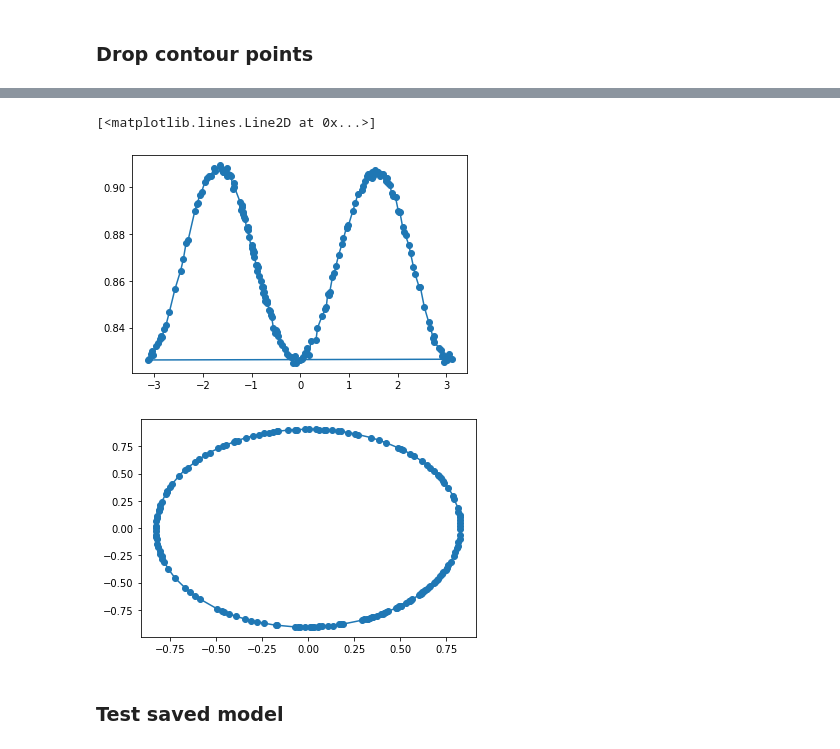
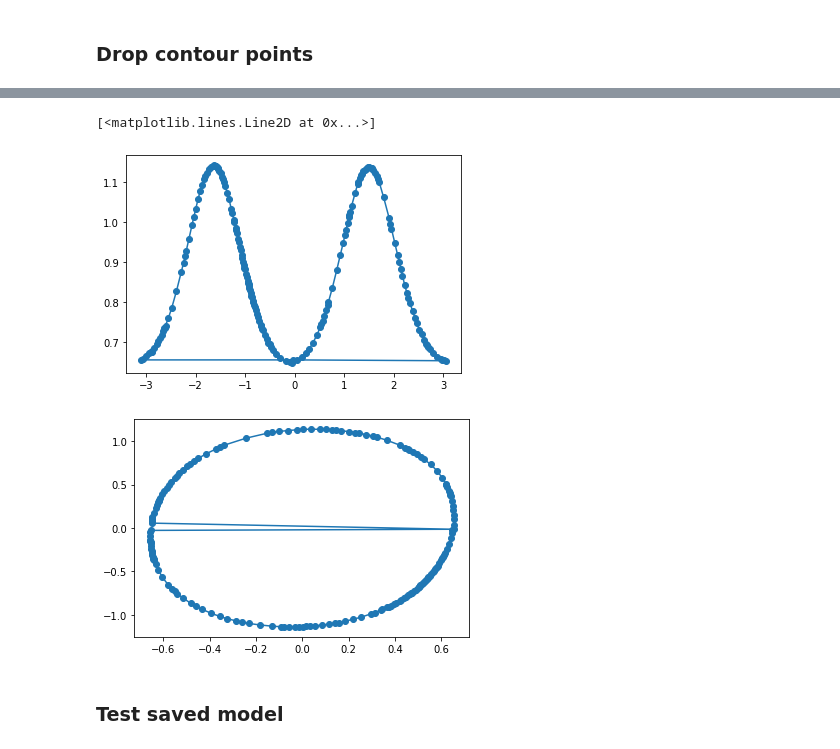
Before and after one commit to sargyri/Drop_Lev, a Jupyter notebook: Machine_learning/Theory_experiment_mix.ipynb, the cells around one changed output, grey strips where cells are left out. Saved outputs shown, nothing was run; the diff lists cells and outputs as text; code cells hidden in the pictures.

```diff
--- a/Machine_learning/Theory_experiment_mix.ipynb
+++ b/Machine_learning/Theory_experiment_mix.ipynb
@@ -228,0 +234,22 @@ fileCTAB21=pd.read_csv(str(path+'CTAB/CTAB_conci_13.15224_all.csv'), sep="\t")
+# %%
+# list_of_inputs=[fileSDS8, fileSDS9, fileSDS10, fileSDS11, fileSDS12, fileSDS13,  fileSDS14, fileSDS15, fileSDS16, fileSDS17,
+#            fileTrit7, fileTrit8, fileTrit9, fileTrit10, fileTrit11,
+#            fileTrit12, fileTrit13, fileTrit14, fileTrit15,
+#            fileCTAB7,fileCTAB8, fileCTAB9, fileCTAB10, fileCTAB11,
+#            fileCTAB13]
+
+list_of_inputs=[fileSDS1, fileSDS2, fileSDS3, fileSDS4, fileSDS5, fileSDS6, fileSDS7, fileSDS8, fileSDS9, fileSDS10, fileSDS11,
+                fileSDS12, fileSDS13, fileSDS14, fileSDS15, fileSDS16, fileSDS17, fileSDS18, fileSDS19, fileSDS20, fileSDS21,
+                fileTrit1, fileTrit2, fileTrit3, fileTrit4, fileTrit5, fileTrit6, fileTrit7, fileTrit8, fileTrit9, fileTrit10, fileTrit11,
+                fileTrit12, fileTrit13, fileTrit14, fileTrit15, fileTrit16, fileTrit17, fileTrit18, fileTrit19, fileTrit20, fileTrit21,
+                fileCTAB1, fileCTAB2, fileCTAB3, fileCTAB4, fileCTAB5, fileCTAB6, fileCTAB7, fileCTAB8, fileCTAB9, fileCTAB10, fileCTAB11,
+                fileCTAB12, fileCTAB13, fileCTAB14, fileCTAB15, fileCTAB16, fileCTAB17, fileCTAB18, fileCTAB19, fileCTAB20, fileCTAB21]
+
+input_all=[]
+for i in list_of_inputs:
+  i=i.groupby(np.arange(len(i))//2).mean()
+  # input_all=np.vstack([i])
+  input_all.append(i)
+
+input=np.vstack(input_all)
+input.shape
@@ -234,19 +263,19 @@ fileCTAB21=pd.read_csv(str(path+'CTAB/CTAB_conci_13.15224_all.csv'), sep="\t")
 #                  fileCTAB1, fileCTAB2, fileCTAB3, fileCTAB4, fileCTAB5,fileCTAB6, fileCTAB7, fileCTAB8, fileCTAB9, fileCTAB10, fileCTAB11,
 #                  fileCTAB12, fileCTAB13, fileCTAB14, fileCTAB15, fileCTAB16, fileCTAB17, fileCTAB18, fileCTAB19, fileCTAB20, fileCTAB21])
 
-input=np.vstack([fileSDS1, fileSDS2, fileSDS3, fileSDS4, fileSDS5, fileSDS6, fileSDS7, fileSDS19, fileSDS20, fileSDS21,
-                 fileTrit1, fileTrit2, fileTrit3, fileTrit4, fileTrit5, fileTrit17, fileTrit18, fileTrit19, fileTrit20, fileTrit21,
-                 fileCTAB1, fileCTAB2, fileCTAB3, fileCTAB4, fileCTAB5, fileCTAB15, fileCTAB16, fileCTAB17, fileCTAB18, fileCTAB19, fileCTAB20, fileCTAB21])
+# input=np.vstack([fileSDS1, fileSDS2, fileSDS3, fileSDS4, fileSDS5, fileSDS6, fileSDS7, fileSDS19, fileSDS20, fileSDS21,
+#                  fileTrit1, fileTrit2, fileTrit3, fileTrit4, fileTrit5, fileTrit17, fileTrit18, fileTrit19, fileTrit20, fileTrit21,
+#                  fileCTAB1, fileCTAB2, fileCTAB3, fileCTAB4, fileCTAB5, fileCTAB15, fileCTAB16, fileCTAB17, fileCTAB18, fileCTAB19, fileCTAB20, fileCTAB21])
 
 # input=np.vstack([fileSDS8, fileSDS9, fileSDS10, fileSDS11, fileSDS12, fileSDS13, fileSDS14, fileSDS15, fileSDS16, fileSDS17, fileSDS18,
 #                  fileTrit6, fileTrit7, fileTrit8, fileTrit9, fileTrit10, fileTrit11, fileTrit12, fileTrit13, fileTrit14, fileTrit15, fileTrit16,
 #                  fileCTAB6, fileCTAB7, fileCTAB8, fileCTAB9, fileCTAB10, fileCTAB11, fileCTAB12, fileCTAB13, fileCTAB14])
 
-# input=np.vstack([fileSDS8, fileSDS9, fileSDS10, fileSDS11, fileSDS12, fileSDS13,  fileSDS14, fileSDS15, fileSDS16, fileSDS17,
-#            fileTrit7, fileTrit8, fileTrit9, fileTrit10, fileTrit11,
-#            fileTrit12, fileTrit13, fileTrit14, fileTrit15,
-#            fileCTAB7,fileCTAB8, fileCTAB9, fileCTAB10, fileCTAB11,
-#            fileCTAB13])
+input=np.vstack([fileSDS8, fileSDS9, fileSDS10, fileSDS11, fileSDS12, fileSDS13,  fileSDS14, fileSDS15, fileSDS16, fileSDS17,
+           fileTrit7, fileTrit8, fileTrit9, fileTrit10, fileTrit11,
+           fileTrit12, fileTrit13, fileTrit14, fileTrit15,
+           fileCTAB7,fileCTAB8, fileCTAB9, fileCTAB10, fileCTAB11,
+           fileCTAB13])
 
 # input=fileSDS8
 # %%
@@ -333,7 +364,7 @@ print(max(dataset.st))
 dataset_ST=dataset.copy()
 
 min_ST=25
-max_ST=72
+max_ST=70
 dataset_ST=dataset_ST[dataset_ST['st'] >= min_ST]
 dataset_ST=dataset_ST[dataset_ST['st'] <= max_ST]
 
@@ -359,7 +390,7 @@ dataset=dataset_ST.copy()
 dataset_volt=dataset.copy()
 
 min_volt=7
-max_volt=9
+max_volt=9.5
 dataset_volt=dataset_volt[dataset_volt['volt'] >= min_volt]
 dataset_volt=dataset_volt[dataset_volt['volt'] <= max_volt]
 
@@ -575,35 +606,35 @@ dataset.tail()
 # %%
 def pol2cart(rho, phi):
     x = rho * np.cos(phi)
     y = rho * np.sin(phi)
     return(x, y)
 
 #Check that the drop contour is still well defined!
 
 # For 150 contour datapoints:
 # plt.figure()
 # plt.plot(dataset.iloc[600, 150:300], dataset.iloc[600, 0:150])
 
 # x, y=pol2cart(dataset.iloc[n, 0:150].values, dataset.iloc[n, 150:300].values)
 
 # plt.figure()
 # plt.plot(x, y, '-o')
 
 ############################################################################################
 
 # For 175 contour datapoints:
-n=200
+n=2100
 plt.figure()
 plt.plot(dataset.iloc[n, 175:350], dataset.iloc[n, 0:175], '-o')
 
 x, y=pol2cart(dataset.iloc[n, 0:175].values, dataset.iloc[n, 175:350].values)
 
 plt.figure()
 plt.plot(x, y, '-o')
 # %% [output]
 [<matplotlib.lines.Line2D at 0x...>]
-[figure, old version]
+[figure, new version]
-[figure, old version]
+[figure, new version]
 # %% [markdown]
 ### Test saved model
 # %%
```
Also changed, not shown: parts of 23 cells of this notebook.
